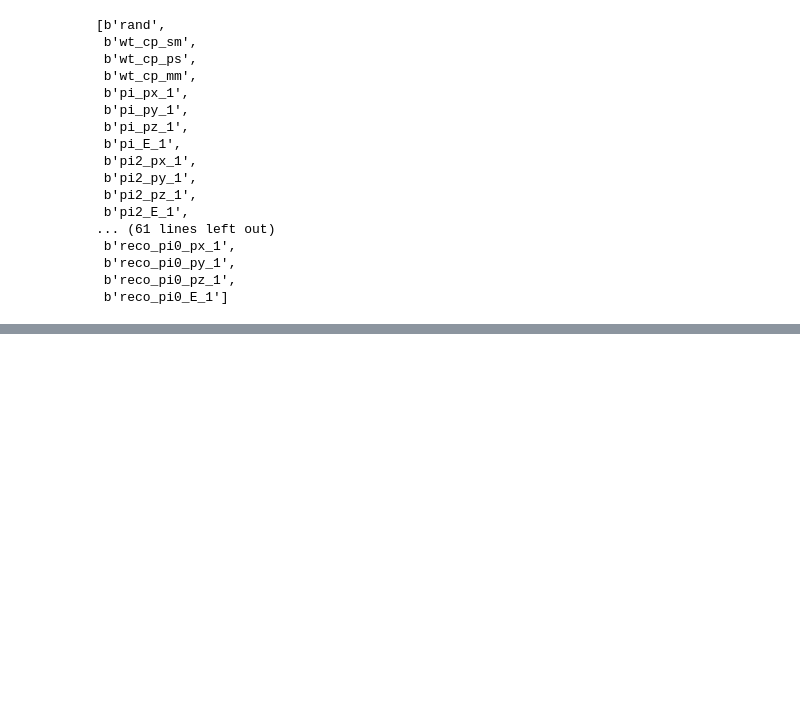
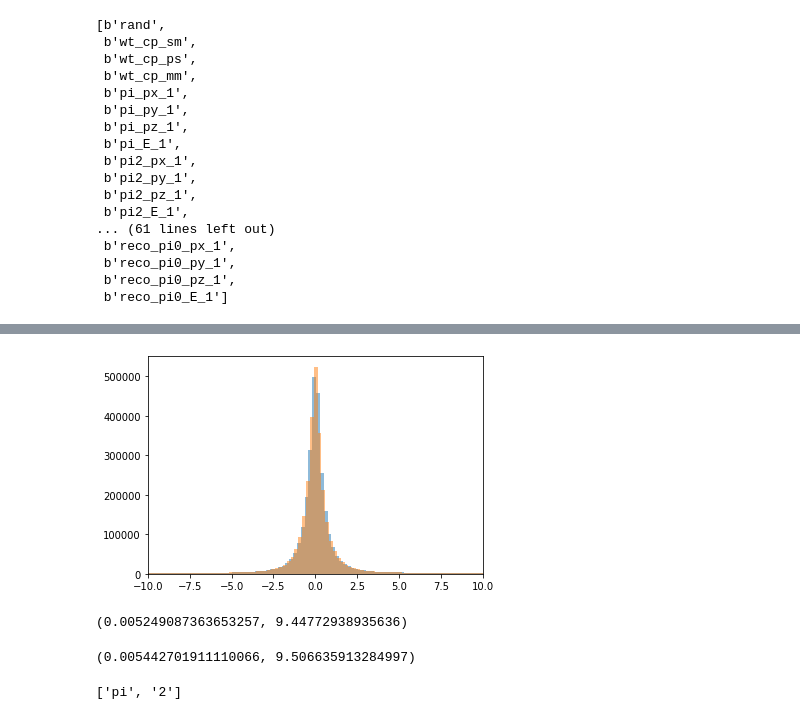
Before and after one commit to stanleyycheung/MSci-Project-HiggsTauTau, a Jupyter notebook: stanley/smearing.ipynb, the cells around one changed output, grey strips where cells are left out. Cells and saved outputs as stored; diff of their text form; code cells hidden in the pictures; blank space fills up the shorter version.

```diff
--- a/stanley/smearing.ipynb
+++ b/stanley/smearing.ipynb
@@ -26,0 +215,15 @@ tree_tt.keys()
+# %%
+plt.hist(pi_p_t_dist-test2, bins='scott', alpha=0.5)
+plt.hist(pi_p_t_dist-test, bins='scott', alpha=0.5)
+plt.xlim(-10, 10)
+plt.show()
+# %% [output]
+[figure, added]
+# %%
+np.mean(pi_p_t_dist-test2), np.std(pi_p_t_dist-test2, ddof=1)
+# %% [output]
+(0.005249087363653257, 9.44772938935636)
+# %%
+np.mean(pi_p_t_dist-test), np.std(pi_p_t_dist-test, ddof=1) # test 2 is a bit better
+# %% [output]
+(0.005442701911110066, 9.506635913284997)
@@ -26,0 +232,4 @@ tree_tt.keys()
+# %%
+a.split('_')
+# %% [output]
+['pi', '2']
```
Also changed, not shown: parts of 22 cells of this notebook, 10 other files.
